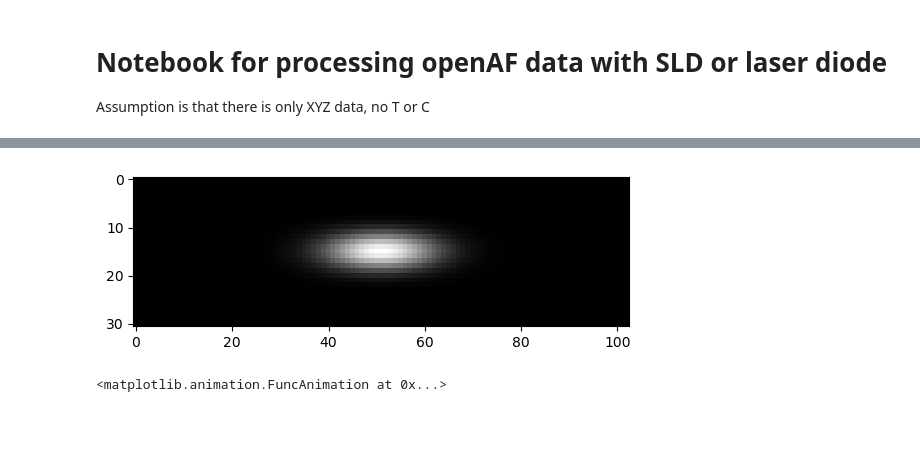
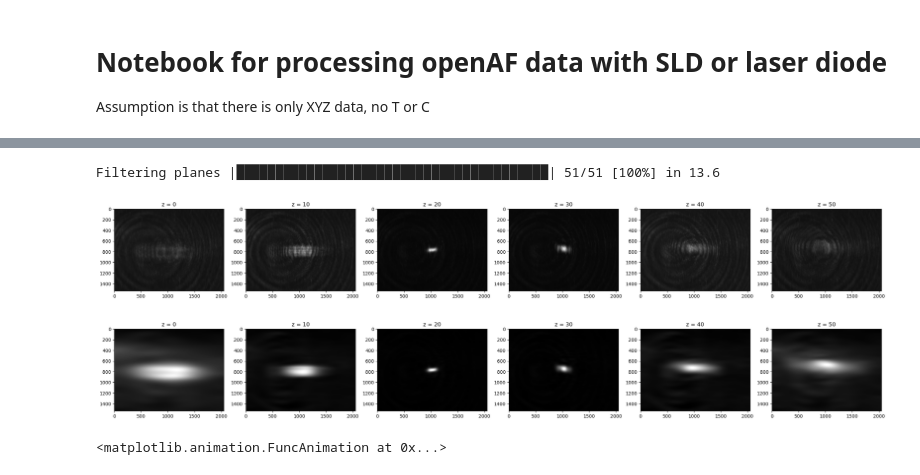
Before and after one commit to sara98habte/AF-N-NN-method, a Jupyter notebook: openAF_reduced.ipynb, the cells around one changed output, grey strips where cells are left out. Cells and saved outputs as stored; diff of their text form; code cells hidden in the pictures; blank space fills up the shorter version.

```diff
--- a/openAF_reduced.ipynb
+++ b/openAF_reduced.ipynb
@@ -522,9 +500,12 @@ Subtracting BG |█████████████████████
 # %%
-LDstack.filt_bgsub(Cmax_0=10000,Cmax_1=5000,aspect_ratio=3)#,kernel_size2=999,kernel_size1=1999,aspect_ratio=3)
+LDstack.filt_bgsub(kernel_scaling=0.25,aspect_ratio=5)#,kernel_size2=999,kernel_size1=1999,aspect_ratio=3)
+frames = [0,10,20,30,40,50]
+plotframes(LDstack.plainvol,frames)
+plotframes(LDstack.filtvol,frames)
+# %% [output]
+Filtering planes |████████████████████████████████████████| 51/51 [100%] in 13.6
+[figure, added]
+[figure, added]
-# %%
-eval_kernel(50,15,2)
-# %% [output]
-[figure, old version]
 # %%
 mp4_savefolder = "C:\\Temp\\Testdata\\AF\\2.5inch_LaserDiode\\20231023_2.5inch_50um_1um_2ms\\"
 mp4_savename = "20231023_2.5inch_50um_1um_2ms_vid.mp4"
```
Also changed, not shown: parts of 6 cells of this notebook.
